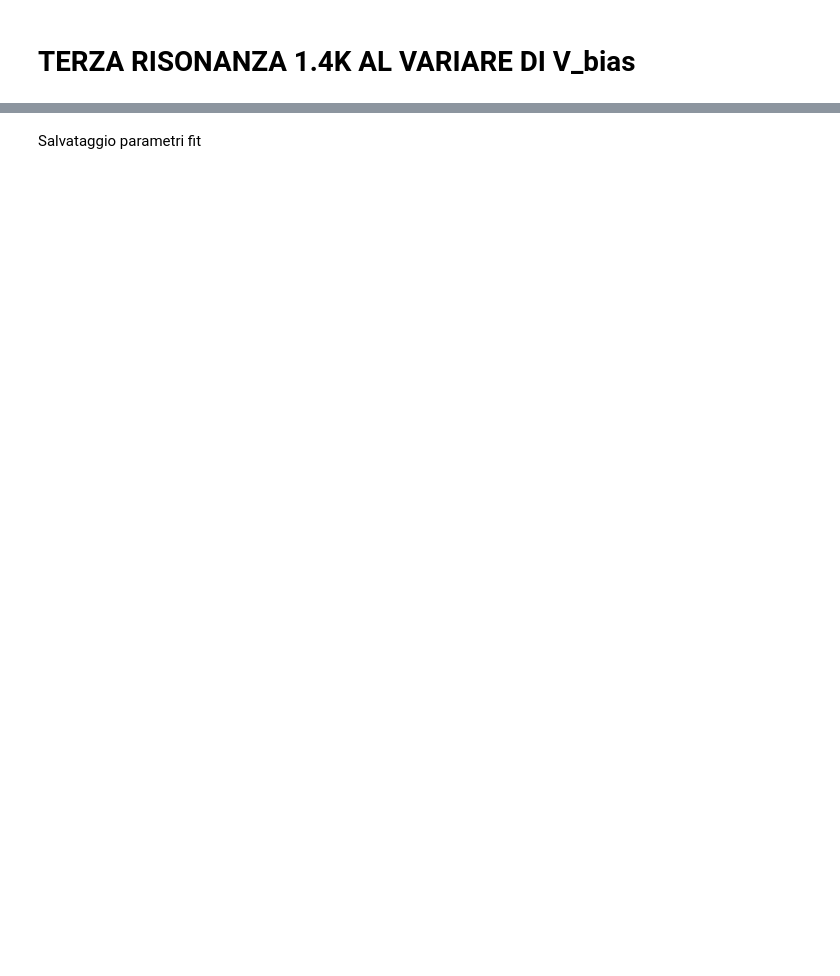
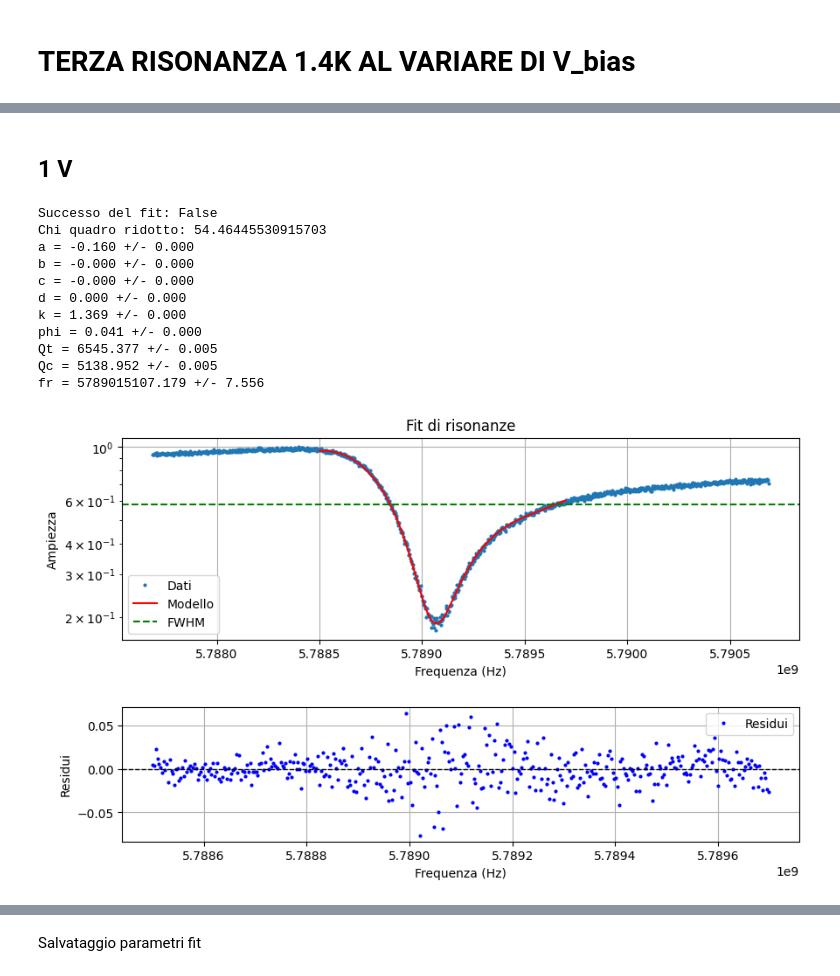
Before and after one commit to biqute/QTLab2425, a Jupyter notebook: 2Dqubit/presa_dati/Fit_1.4K/fit_1.4K.ipynb, the cells around one changed output, grey strips where cells are left out. Saved outputs shown, nothing was run; the diff lists cells and outputs as text; code cells hidden in the pictures; blank space fills up the shorter version.

```diff
--- a/2Dqubit/presa_dati/Fit_1.4K/fit_1.4K.ipynb
+++ b/2Dqubit/presa_dati/Fit_1.4K/fit_1.4K.ipynb
@@ -189,0 +247,58 @@ fr = 5805235928.980 +/- 23.340
+# %% [markdown]
+## 1 V
+# %%
+#----------------------- V = 1 -------------------------------------------
+fr_list = []
+Qc_list = []
+Qt_list = []
+a_list = []
+b_list = []
+c_list = []
+d_list = []
+k_list = []
+phi_list = []
+
+initial_params = {
+    'a': 1,
+    'b': 10e-9,
+    'c': 10e-18,
+    'd': 10e-27,
+    'k': 10,           # aumentato
+    'phi': 0.8,       # lasciato vicino a valore attuale
+    'Qt': 15000,       # leggermente ridotto
+    'Qc': 35000,      # sensibilmente ridotto
+    'fr': 5.8059e9    # centrato visivamente sul minimo
+}
+
+file_path = f"Cavity_resonances_1.4K/Resonance3/res3-50dBm_1.0V.txt"
+fr, qc, qt, a, b, c, d, k, phi = resonance_fit.fit_cut(file_path, None, None,5.7885e9, 5.7897e9, initial_params=initial_params)
+
+fr_list.append(fr)
+Qc_list.append(qc)
+Qt_list.append(qt)
+a_list.append(a)
+b_list.append(b)
+c_list.append(c)
+d_list.append(d)
+k_list.append(k)
+phi_list.append(phi)
+
+f_r = np.array(fr_list)
+y=(f_r-f_r[0])/ f_r[0]  # Calcola la variazione percentuale della frequenza di risonanza rispetto al primo valore
+V = np.array(V)
+
+
+x = V / 1.997
+# %% [output]
+Successo del fit: False
+Chi quadro ridotto: 54.46445530915703
+a = -0.160 +/- 0.000
+b = -0.000 +/- 0.000
+c = -0.000 +/- 0.000
+d = 0.000 +/- 0.000
+k = 1.369 +/- 0.000
+phi = 0.041 +/- 0.000
+Qt = 6545.377 +/- 0.005
+Qc = 5138.952 +/- 0.005
+fr = 5789015107.179 +/- 7.556
+[figure, added]
```
Also changed, not shown: parts of 36 cells of this notebook.
